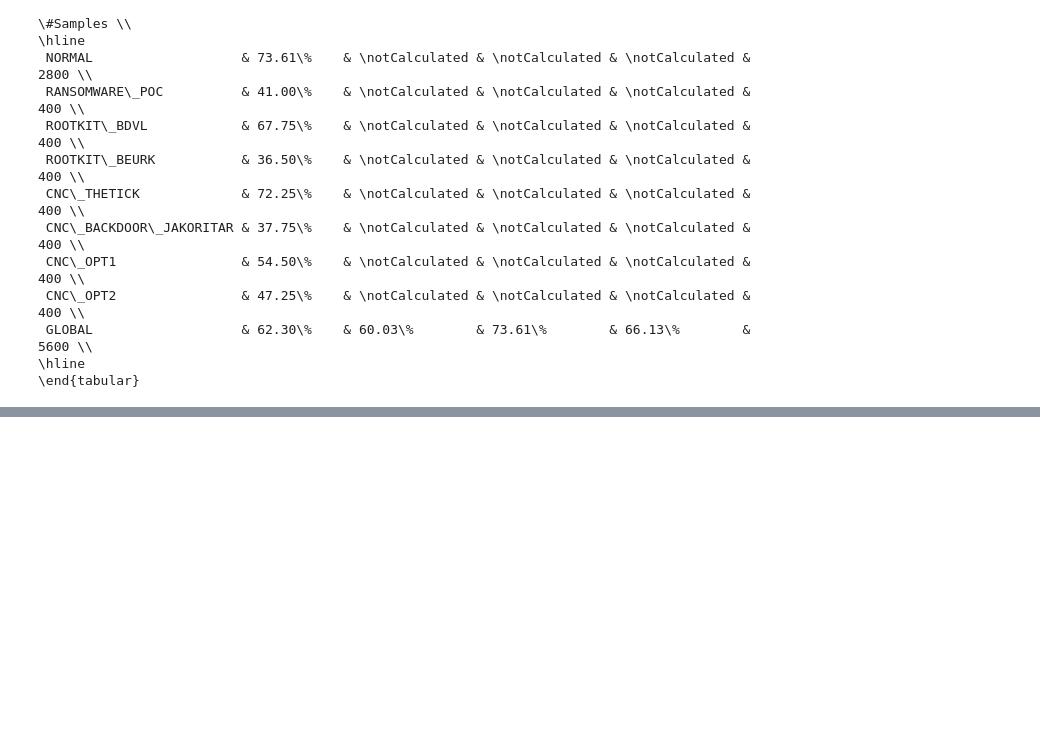
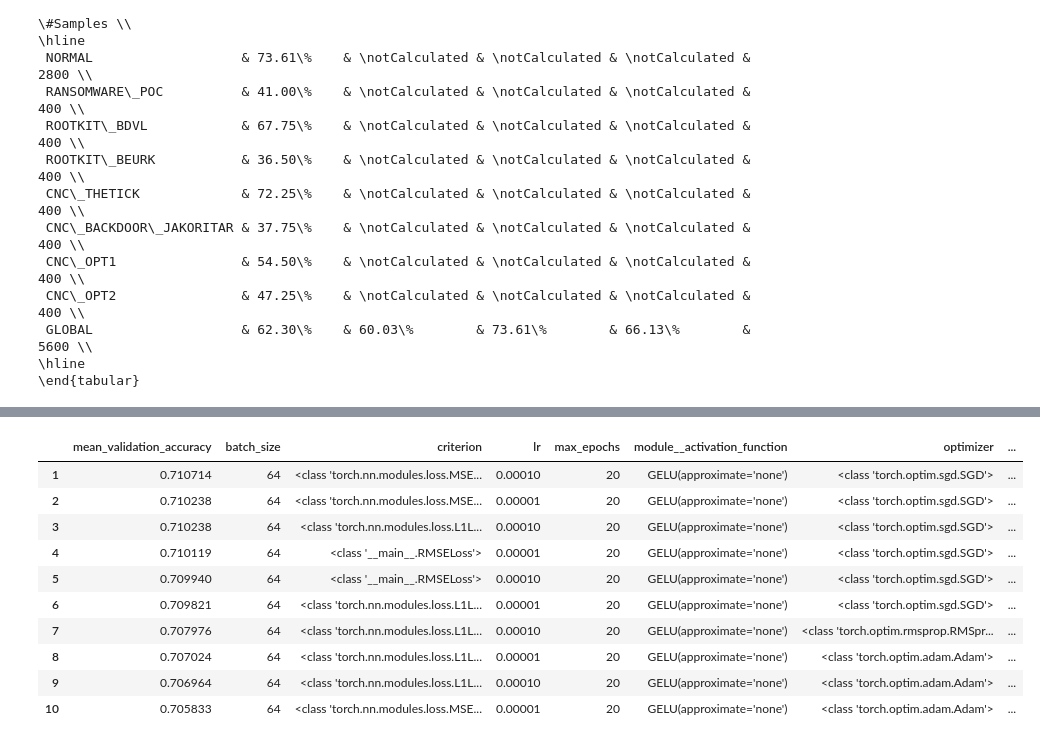
Before and after one commit to jan-kreischer/FedRL-for-IoT-Security, a Jupyter notebook: prototypes/prototype_02/anomaly-detection-models.ipynb, the cells around one changed output, grey strips where cells are left out. Cells and saved outputs as stored; diff of their text form; code cells hidden in the pictures; blank space fills up the shorter version.

```diff
--- a/prototypes/prototype_02/anomaly-detection-models.ipynb
+++ b/prototypes/prototype_02/anomaly-detection-models.ipynb
@@ -617,0 +937,4 @@ evaluate(best_lof_80, lof_test_data_dict)
+# %%
+initial_autoencoder = AutoEncoder(initial_autoencoder_architecture(), ae_valid_x, ae_test_x, ae_test_y, evaluation_data)
+initial_autoencoder.pretrain(ae_training_x, optimizer=torch.optim.SGD(autoencoder.parameters(), lr=1e-4, momentum=0.9), num_epochs=100, batch_size=64, verbose=False)
+initial_autoencoder.evaluate(num_std=2.5, tablefmt='latex_raw')
@@ -617,0 +1001,32 @@ evaluate(best_lof_80, lof_test_data_dict)
+# %%
+class RMSELoss(nn.Module):
+    def __init__(self, eps=1e-6):
+        super().__init__()
+        self.mse = torch.nn.MSELoss()
+        self.eps = eps
+
+    def forward(self, yhat, y):
+        loss = torch.sqrt(self.mse(yhat,y) + self.eps)
+        return loss
+# %%
+from sklearn.model_selection import GridSearchCV
+
+param_grid = {
+    'verbose': [False],
+    'criterion': [RMSELoss, torch.nn.L1Loss, torch.nn.MSELoss],
+    'optimizer': [torch.optim.Adam, torch.optim.SGD, torch.optim.RMSprop],
+    'lr': [0.0001, 0.00001],
+    'max_epochs': [20],
+    'batch_size': [64],
+    #'module__activation_function': [torch.nn.Tanh(), torch.nn.GELU(), torch.nn.ReLU(), torch.nn.Sigmoid(), torch.nn.ELU()],
+    'module__activation_function': [torch.nn.GELU()],
+}
+
+ae_grid_search_01 = GridSearchCV(estimator=state_anomaly_detector,
+                                 param_grid=param_grid,
+                                 n_jobs=1,
+                                 cv=3,
+                                 verbose=10,
+                                 refit=False,
+                                )
+ae_grid_search_01_result = ae_grid_search_01.fit(ae_training_x, ae_training_x)
@@ -617,0 +1051,3 @@ evaluate(best_lof_80, lof_test_data_dict)
+# %%
+ae_grid_search_01_result_table = convert_grid_search_result(ae_grid_search_01_result)
+display_grid_search_result(ae_grid_search_01_result_table)
@@ -617,0 +1071,14 @@ evaluate(best_lof_80, lof_test_data_dict)
+# %%
+ae_grid_search_01_result_table.head(10)
+# %% [output]
+|  | mean_validation_accuracy | batch_size | criterion | lr | max_epochs | module__activation_function | optimizer | ... |
+| 1 | 0.710714 | 64 | <class 'torch.nn.modules.loss.MSE... | 0.00010 | 20 | GELU(approximate='none') | <class 'torch.optim.sgd.SGD'> | ... |
+| 2 | 0.710238 | 64 | <class 'torch.nn.modules.loss.MSE... | 0.00001 | 20 | GELU(approximate='none') | <class 'torch.optim.sgd.SGD'> | ... |
+| 3 | 0.710238 | 64 | <class 'torch.nn.modules.loss.L1L... | 0.00010 | 20 | GELU(approximate='none') | <class 'torch.optim.sgd.SGD'> | ... |
+| 4 | 0.710119 | 64 | <class '__main__.RMSELoss'> | 0.00001 | 20 | GELU(approximate='none') | <class 'torch.optim.sgd.SGD'> | ... |
+| 5 | 0.709940 | 64 | <class '__main__.RMSELoss'> | 0.00010 | 20 | GELU(approximate='none') | <class 'torch.optim.sgd.SGD'> | ... |
+| 6 | 0.709821 | 64 | <class 'torch.nn.modules.loss.L1L... | 0.00001 | 20 | GELU(approximate='none') | <class 'torch.optim.sgd.SGD'> | ... |
+| 7 | 0.707976 | 64 | <class 'torch.nn.modules.loss.L1L... | 0.00010 | 20 | GELU(approximate='none') | <class 'torch.optim.rmsprop.RMSpr... | ... |
+| 8 | 0.707024 | 64 | <class 'torch.nn.modules.loss.L1L... | 0.00001 | 20 | GELU(approximate='none') | <class 'torch.optim.adam.Adam'> | ... |
+| 9 | 0.706964 | 64 | <class 'torch.nn.modules.loss.L1L... | 0.00010 | 20 | GELU(approximate='none') | <class 'torch.optim.adam.Adam'> | ... |
+| 10 | 0.705833 | 64 | <class 'torch.nn.modules.loss.MSE... | 0.00001 | 20 | GELU(approximate='none') | <class 'torch.optim.adam.Adam'> | ... |
```
Also changed, not shown: parts of 26 cells of this notebook, 26 other files.
